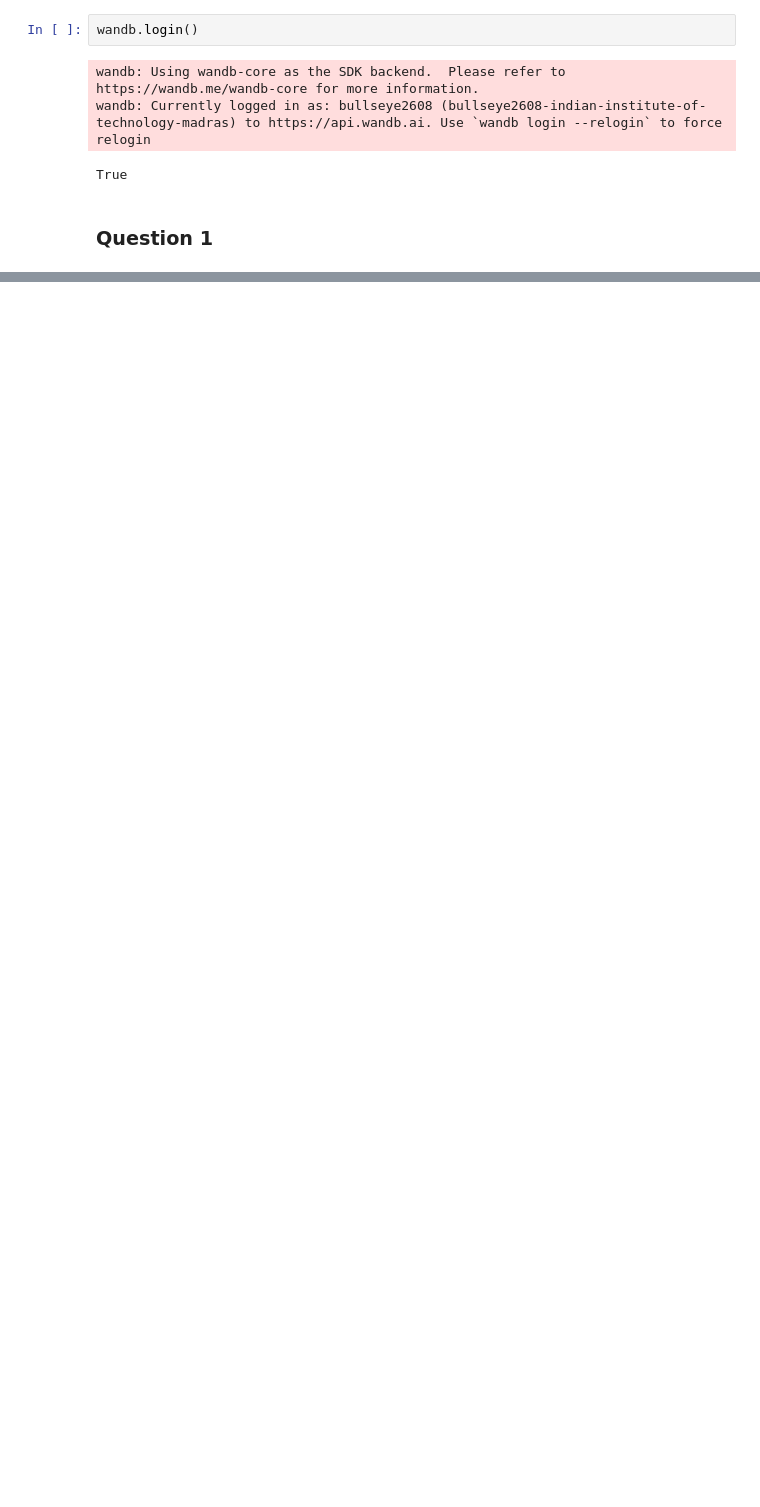
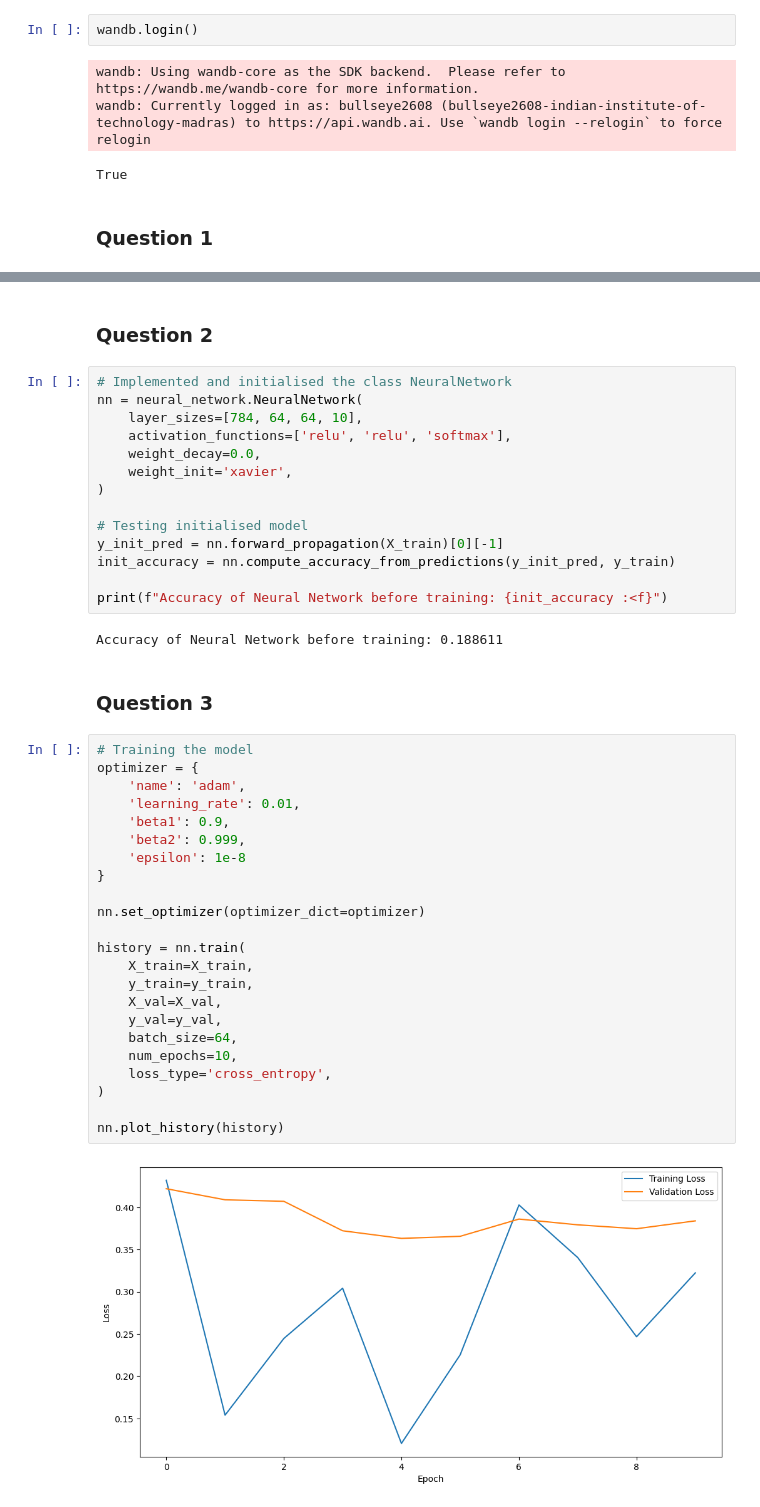
Before and after one commit to BullsEye268/da6401_assignment1, a Jupyter notebook: final.ipynb, the cells around one changed output, grey strips where cells are left out. Saved outputs shown, nothing was run; the diff lists cells and outputs as text; blank space fills up the shorter version.

Commit message:
Testing

```diff
--- a/final.ipynb
+++ b/final.ipynb
@@ -35,0 +37,45 @@ Find logs at: .\wandb\run-20250304_134156-b3hlblvi\logs
+# %% [markdown]
+### Question 2
+# %%
+# Implemented and initialised the class NeuralNetwork
+nn = neural_network.NeuralNetwork(
+    layer_sizes=[784, 64, 64, 10],
+    activation_functions=['relu', 'relu', 'softmax'],
+    weight_decay=0.0,
+    weight_init='xavier',
+)
+
+# Testing initialised model
+y_init_pred = nn.forward_propagation(X_train)[0][-1]
+init_accuracy = nn.compute_accuracy_from_predictions(y_init_pred, y_train)
+
+print(f"Accuracy of Neural Network before training: {init_accuracy :<f}")
+# %% [output]
+Accuracy of Neural Network before training: 0.188611
+# %% [markdown]
+### Question 3
+# %%
+# Training the model
+optimizer = {
+    'name': 'adam',
+    'learning_rate': 0.01,
+    'beta1': 0.9,
+    'beta2': 0.999,
+    'epsilon': 1e-8
+}
+
+nn.set_optimizer(optimizer_dict=optimizer)
+
+history = nn.train(
+    X_train=X_train,
+    y_train=y_train,
+    X_val=X_val,
+    y_val=y_val,
+    batch_size=64,
+    num_epochs=10,
+    loss_type='cross_entropy',
+)
+
+nn.plot_history(history)
+# %% [output]
+[figure, added]
```
Also changed, not shown: parts of 3 cells of this notebook, 1 other file.
